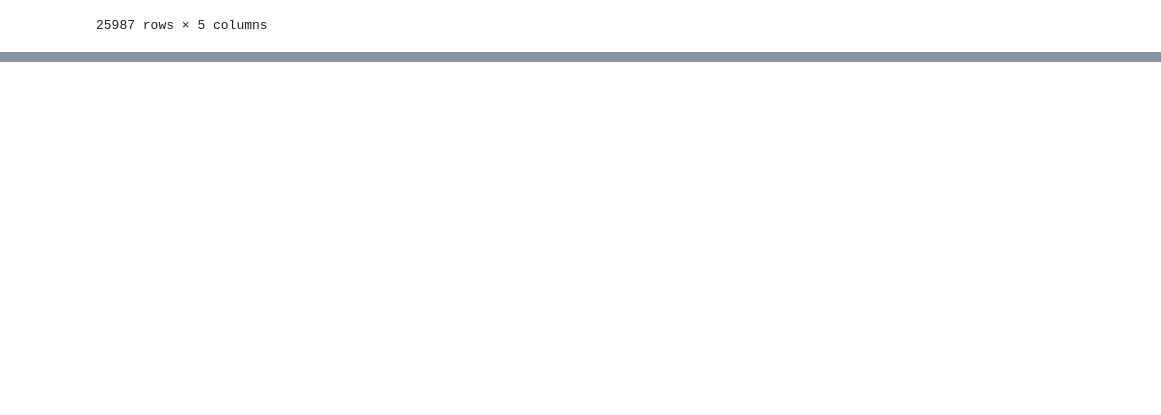
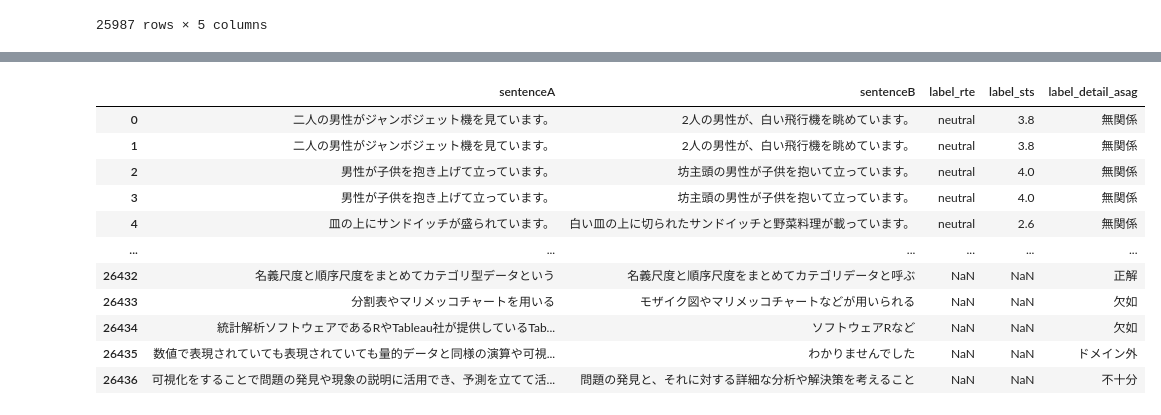
Before and after one commit to kyaoNK/bert_asag, a Jupyter notebook: CREATE_DATASET.ipynb, the cells around one changed output, grey strips where cells are left out. Drawn from its saved outputs; the diff is of its cells as text; code cells hidden in the pictures; blank space fills up the shorter version.

```diff
--- a/CREATE_DATASET.ipynb
+++ b/CREATE_DATASET.ipynb
@@ -412,0 +405,81 @@ jglue_jsick_df
+# %%
+import pandas as pd
+import glob
+from natsort import natsorted
+
+TUTORING_DATA_DIR = '/content/drive/MyDrive/Colab Notebooks/SeniorThesis/DATASETS/TutoringData/annotation_data/'
+annotation1_dir = TUTORING_DATA_DIR + 'annotation1/'
+tutoring_files = natsorted(glob.glob(annotation1_dir + '*.csv'))
+
+TUTORING_COLUMNS_A = ['番号' , '発問' , '模範解答' , 'タイプ' , '解答者の解答' , '評価A']
+TUTORING_COLUMNS_B = ['番号' , '発問' , '模範解答' , 'タイプ' , '解答者の解答' , '評価B']
+TUTORING_COLUMNS_C = ['番号' , '発問' , '模範解答' , 'タイプ' , '解答者の解答' , '評価C']
+
+tutoring_df = pd.read_csv(tutoring_files[0] , skiprows=1 , usecols=range(0,6) , dtype=object )
+tutoring_df.columns = TUTORING_COLUMNS_A
+
+for t_f in tutoring_files[1:] :
+    df_ = pd.read_csv(t_f , skiprows=1 , usecols=range(0,6))
+    df_.columns = TUTORING_COLUMNS_A
+    tutoring_df = pd.concat( [ tutoring_df , df_ ] , axis=0 , ignore_index=True )
+
+for annotation in [ { 'path' : TUTORING_DATA_DIR + 'annotation2/' , 'cols' : TUTORING_COLUMNS_B } , { 'path' : TUTORING_DATA_DIR + 'annotation3/' , 'cols' : TUTORING_COLUMNS_C } ]:
+    t_files = natsorted(glob.glob(annotation['path'] + '*.csv'))
+    df_ = pd.read_csv(t_files[0] , skiprows=1 , usecols=range(0,6))
+    df_.columns = annotation['cols']
+    for t_f in t_files[1:]:
+        df_2 = pd.read_csv(t_f , skiprows=1 , usecols=range(0,6))
+        df_2.columns = annotation['cols']
+        df_ = pd.concat( [ df_ , df_2 ] , axis=0 , ignore_index=True)
+
+    tutoring_df = pd.concat( [ tutoring_df , df_[annotation['cols'][5]] ] , axis=1)
+
+total_eval_df = pd.DataFrame(tutoring_df[['評価A' , '評価B' , '評価C']].mode(axis=1)[0])
+total_eval_df.columns = ['評価']
+tutoring_df = pd.concat([ tutoring_df , total_eval_df ] , axis=1)
+
+def func(x):
+    a = x[0]
+    b = x[1]
+    c = x[2]
+    if a != b and a != c and b != c :
+        min = 8
+        eval = ''
+        for i in [a , b , c] :
+            # print(i[-1])
+            if min > int(i[-1]):
+                min = int(i[-1])
+                eval = i
+        return pd.Series( data=[ x[0] , x[1] , x[2] , eval] )
+    else :
+        return pd.Series( data=[ x[0] , x[1] , x[2] , x[3]] )
+
+tutoring_df[['評価A' , '評価B' , '評価C' , '評価']] = tutoring_df[['評価A' , '評価B' , '評価C' , '評価']].apply(func, axis=1)
+tutoring_df[['評価A' , '評価B' , '評価C' , '評価']] = tutoring_df[['評価A' , '評価B' , '評価C' , '評価']].replace(['ドメイン外 : 1' , '無関係 : 2' , '不十分 : 3' , '矛盾 : 4' , '欠如 : 5' , '異なる修飾 : 6' , '正解 : 7'] , ['ドメイン外' , '無関係' , '不十分' , '矛盾' , '欠如' , '異なる修飾' , '正解'])
+
+tua_tutoring_df = tutoring_df[['模範解答' , '解答者の解答' , '評価']]
+tua_tutoring_df.columns = ['sentenceA' , 'sentenceB' , 'label_detail_asag']
+tua_df = pd.concat( [jglue_jsick_df, tua_tutoring_df], axis=0, ignore_index=True)
+tua_df.to_csv('/content/drive/MyDrive/Colab Notebooks/SeniorThesis/DATASETS/OUTPUT/dataset_tua.csv')
+
+tuq_tutoring_df = tutoring_df[['発問' , '解答者の解答' , '評価']]
+tuq_tutoring_df.columns = ['sentenceA' , 'sentenceB' , 'label_detail_asag']
+tuq_df = pd.concat( [jglue_jsick_df, tua_tutoring_df], axis=0, ignore_index=True)
+tuq_df.to_csv('/content/drive/MyDrive/Colab Notebooks/SeniorThesis/DATASETS/OUTPUT/dataset_tuq.csv')
+
+# s = tutoring_df['評価']
+# freq = s.value_counts()
+# print(freq)
+# %% [output]
+|  | sentenceA | sentenceB | label_rte | label_sts | label_detail_asag |
+| 0 | 二人の男性がジャンボジェット機を見ています。 | 2人の男性が、白い飛行機を眺めています。 | neutral | 3.8 | 無関係 |
+| 1 | 二人の男性がジャンボジェット機を見ています。 | 2人の男性が、白い飛行機を眺めています。 | neutral | 3.8 | 無関係 |
+| 2 | 男性が子供を抱き上げて立っています。 | 坊主頭の男性が子供を抱いて立っています。 | neutral | 4.0 | 無関係 |
+| 3 | 男性が子供を抱き上げて立っています。 | 坊主頭の男性が子供を抱いて立っています。 | neutral | 4.0 | 無関係 |
+| 4 | 皿の上にサンドイッチが盛られています。 | 白い皿の上に切られたサンドイッチと野菜料理が載っています。 | neutral | 2.6 | 無関係 |
+| ... | ... | ... | ... | ... | ... |
+| 26432 | 名義尺度と順序尺度をまとめてカテゴリ型データという | 名義尺度と順序尺度をまとめてカテゴリデータと呼ぶ | NaN | NaN | 正解 |
+| 26433 | 分割表やマリメッコチャートを用いる | モザイク図やマリメッコチャートなどが用いられる | NaN | NaN | 欠如 |
+| 26434 | 統計解析ソフトウェアであるRやTableau社が提供しているTab... | ソフトウェアRなど | NaN | NaN | 欠如 |
+| 26435 | 数値で表現されていても表現されていても量的データと同様の演算や可視... | わかりませんでした | NaN | NaN | ドメイン外 |
+| 26436 | 可視化をすることで問題の発見や現象の説明に活用でき、予測を立てて活... | 問題の発見と、それに対する詳細な分析や解決策を考えること | NaN | NaN | 不十分 |
```
Also changed, not shown: parts of 13 cells of this notebook.
